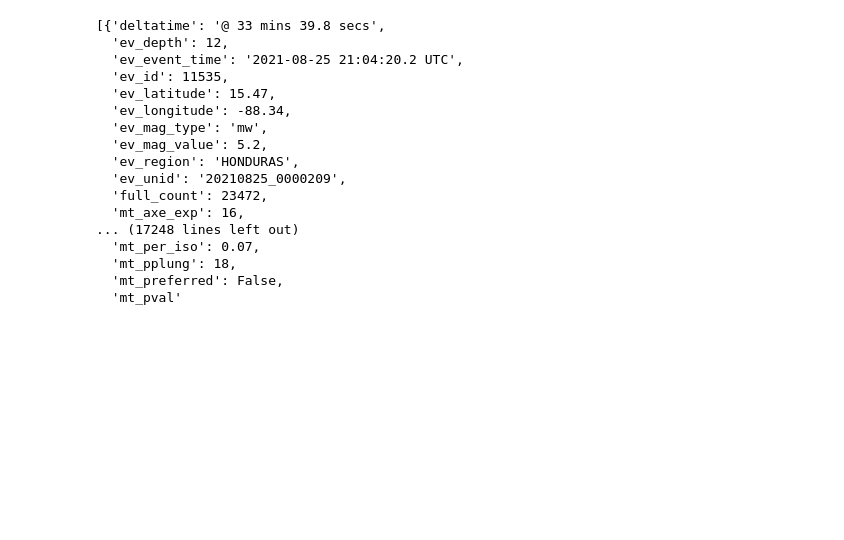
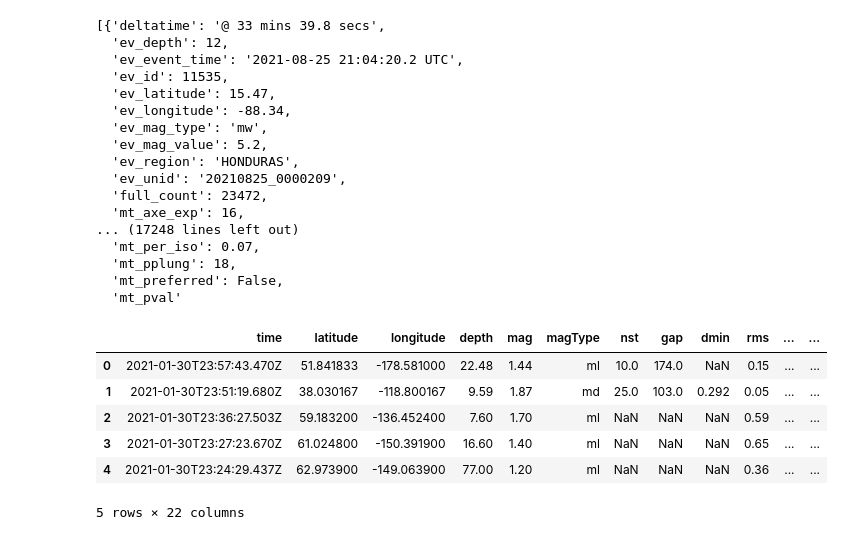
Before and after one commit to 86burke/shockwave, a Jupyter notebook: shockwave.ipynb, the cells around one changed output. Cells and saved outputs as stored; diff of their text form; code cells hidden in the pictures; blank space fills up the shorter version.

```diff
--- a/shockwave.ipynb
+++ b/shockwave.ipynb
@@ -67,3 +67,17 @@ pprint(sample2_json)
   'mt_pplung': 18,
   'mt_preferred': False,
   'mt_pval'
+# %%
+url = 'https://earthquake.usgs.gov/fdsnws/event/1/query?format=csv&starttime=2021-01-01&endtime=2021-01-31'
+tables = pd.read_csv(url)
+
+quake_df = pd.DataFrame(tables)
+quake_df.head()
+# %% [output]
+|  | time | latitude | longitude | depth | mag | magType | nst | gap | dmin | rms | ... | ... |
+| 0 | 2021-01-30T23:57:43.470Z | 51.841833 | -178.581000 | 22.48 | 1.44 | ml | 10.0 | 174.0 | NaN | 0.15 | ... | ... |
+| 1 | 2021-01-30T23:51:19.680Z | 38.030167 | -118.800167 | 9.59 | 1.87 | md | 25.0 | 103.0 | 0.292 | 0.05 | ... | ... |
+| 2 | 2021-01-30T23:36:27.503Z | 59.183200 | -136.452400 | 7.60 | 1.70 | ml | NaN | NaN | NaN | 0.59 | ... | ... |
+| 3 | 2021-01-30T23:27:23.670Z | 61.024800 | -150.391900 | 16.60 | 1.40 | ml | NaN | NaN | NaN | 0.65 | ... | ... |
+| 4 | 2021-01-30T23:24:29.437Z | 62.973900 | -149.063900 | 77.00 | 1.20 | ml | NaN | NaN | NaN | 0.36 | ... | ... |
+5 rows × 22 columns
```
